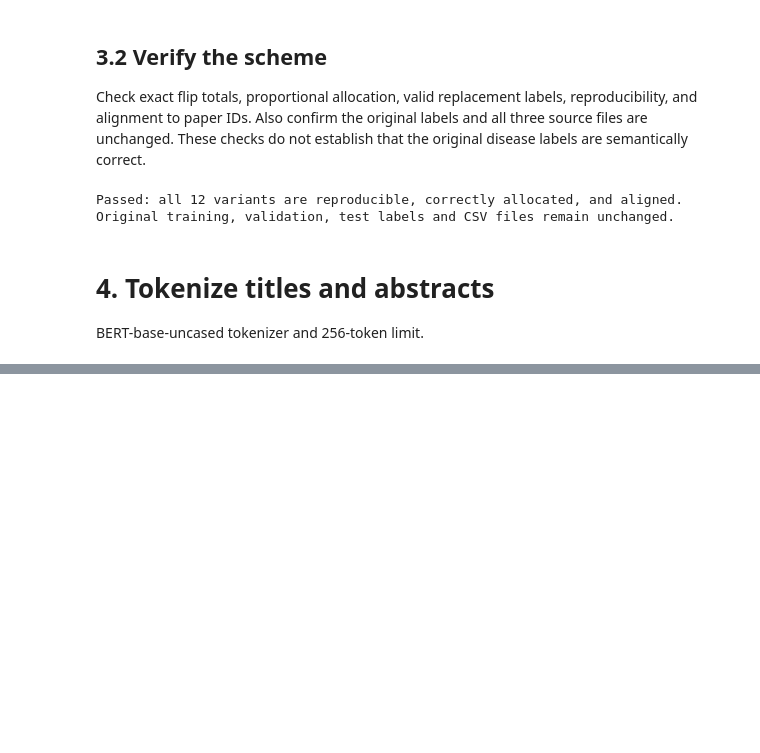
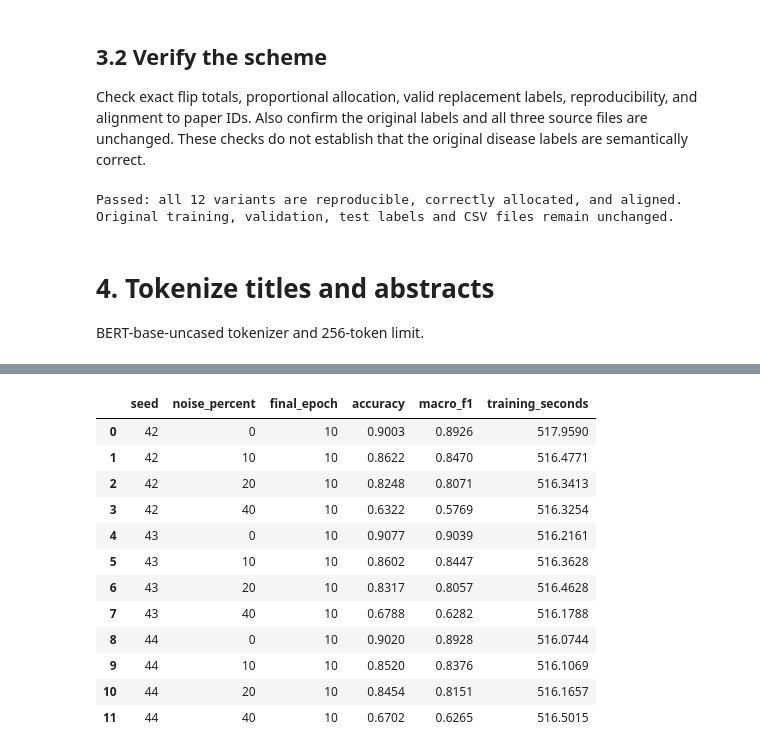
Before and after one commit to CallumGA/MIA5150-Final-Project, a Jupyter notebook: full_finetuning.ipynb, the cells around one changed output, grey strips where cells are left out. Drawn from its saved outputs; the diff is of its cells as text; code cells hidden in the pictures; blank space fills up the shorter version.

Commit message:
fine tune full run complete

```diff
--- a/full_finetuning.ipynb
+++ b/full_finetuning.ipynb
@@ -233,0 +496,41 @@ test: 3,502 records × 256 tokens
+# %%
+check_source_data()
+assert sft_training_config == current_training_config(), "Training settings changed; rerun section 6."
+sft_validation_rows = []
+sft_classification_reports = {}
+sft_validation_predictions = {}
+sft_validation_metadata = {}
+
+for seed in RANDOM_SEEDS:
+    for noise_percent in NOISE_PERCENTAGES:
+        run_key = (seed, noise_percent)
+        synchronize_gpu()
+        reset_gpu_peak_memory()
+        model, metadata = restore_full_model(run_key)
+        synchronize_gpu()
+        validation_start = time.perf_counter()
+        metrics = evaluate_full_model(model, "validation", true_validation_labels)
+        synchronize_gpu()
+        validation_seconds = time.perf_counter() - validation_start
+        sft_validation_predictions[run_key] = metrics["predictions"]
+        sft_classification_reports[run_key] = classification_report(
+            true_validation_labels, metrics["predictions"], labels=CLASS_IDS,
+            target_names=class_names.tolist(), output_dict=True, zero_division=0)
+        sft_validation_metadata[run_key] = {
+            "training_run_id": metadata["training_run_id"], "seconds": validation_seconds,
+            "peak_pytorch_allocated_gib": peak_gpu_memory_gib(),
+        }
+        sft_validation_rows.append({"seed": seed, "noise_percent": noise_percent,
+                                    "final_epoch": metadata["epoch"], "accuracy": metrics["accuracy"],
+                                    "macro_f1": metrics["macro_f1"],
+                                    "training_seconds": metadata["measurements"]["training_seconds"]})
+        del model
+        gc.collect()
+        if computation_device.type == "cuda":
+            torch.cuda.empty_cache()
+
+sft_validation_results = pd.DataFrame(sft_validation_rows)
+print("Final-epoch validation results (accuracy and macro-F1 on a 0–1 scale):")
+display(sft_validation_results.round(4))
+sft_validation_training_run_id = sft_training_run_id
+# %% [output]
@@ -233,0 +538,13 @@ test: 3,502 records × 256 tokens
+|  | seed | noise_percent | final_epoch | accuracy | macro_f1 | training_seconds |
+| 0 | 42 | 0 | 10 | 0.9003 | 0.8926 | 517.9590 |
+| 1 | 42 | 10 | 10 | 0.8622 | 0.8470 | 516.4771 |
+| 2 | 42 | 20 | 10 | 0.8248 | 0.8071 | 516.3413 |
+| 3 | 42 | 40 | 10 | 0.6322 | 0.5769 | 516.3254 |
+| 4 | 43 | 0 | 10 | 0.9077 | 0.9039 | 516.2161 |
+| 5 | 43 | 10 | 10 | 0.8602 | 0.8447 | 516.3628 |
+| 6 | 43 | 20 | 10 | 0.8317 | 0.8057 | 516.4628 |
+| 7 | 43 | 40 | 10 | 0.6788 | 0.6282 | 516.1788 |
+| 8 | 44 | 0 | 10 | 0.9020 | 0.8928 | 516.0744 |
+| 9 | 44 | 10 | 10 | 0.8520 | 0.8376 | 516.1069 |
+| 10 | 44 | 20 | 10 | 0.8454 | 0.8151 | 516.1657 |
+| 11 | 44 | 40 | 10 | 0.6702 | 0.6265 | 516.5015 |
```
Also changed, not shown: parts of 15 cells of this notebook.
